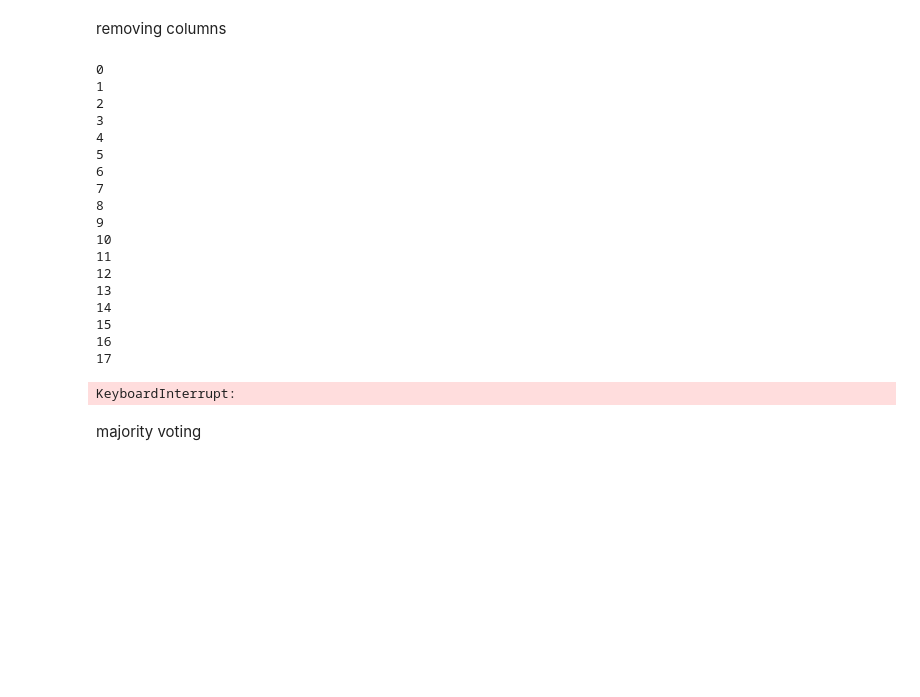
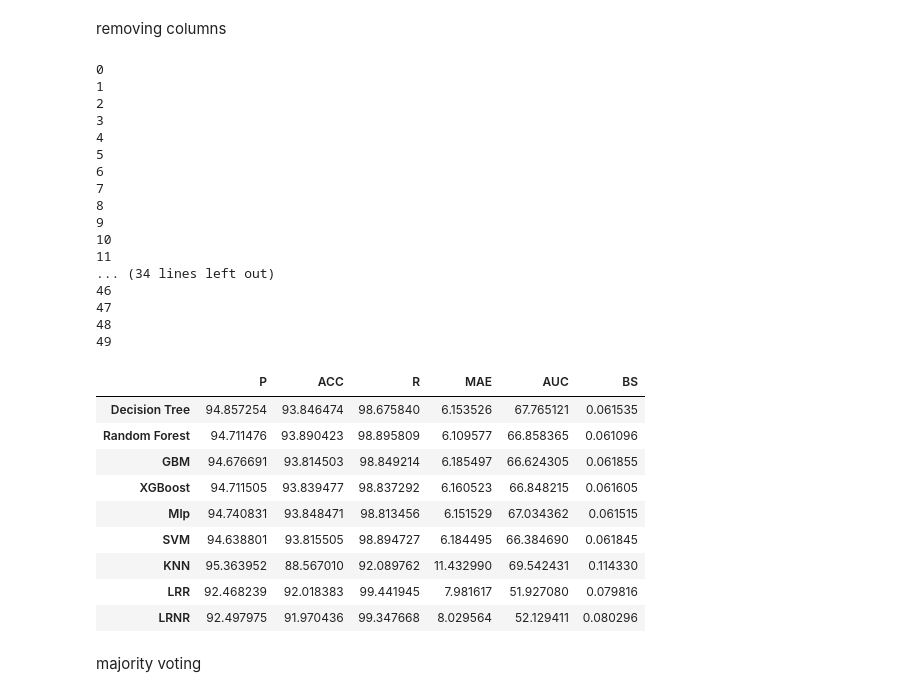
Before and after one commit to COVID-19-BRAZIL-ORGANIZATION/COVID-19, a Jupyter notebook: covid-19-classification-and-plots.ipynb, the cells around one changed output. Cells and saved outputs as stored; diff of their text form; code cells hidden in the pictures; blank space fills up the shorter version.

```diff
--- a/covid-19-classification-and-plots.ipynb
+++ b/covid-19-classification-and-plots.ipynb
@@ -818,32 +823,41 @@ plot_pr_curve(d2p_list,d2r_list,d2,'both_unbalanced_test_pr_curve')
 # %% [markdown]
 removing columns
 # %%
-
+'''
 d2_rem,listas,c,p,r=k_fold_cross_validation(both_data_unb_rem.iloc[:,0:9],both_data_unb_rem['Class'],lista_param)
 
 d2_rem=d2_rem.rename(index={0:'Decision Tree',1:'Random Forest',2:'GBM', 3:'XGBoost',4:'Mlp',
                          5:'SVM',6:'KNN',7:'LRR',8:'LRNR'})
 d2_rem.astype(float)
+'''
 # %% [output]
 0
 1
 2
 3
 4
 5
 6
 7
 8
 9
 10
 11
-12
-13
-14
-15
-16
-17
+... (34 lines left out)
+46
+47
+48
+49
-KeyboardInterrupt:
+|  | P | ACC | R | MAE | AUC | BS |
+| Decision Tree | 94.857254 | 93.846474 | 98.675840 | 6.153526 | 67.765121 | 0.061535 |
+| Random Forest | 94.711476 | 93.890423 | 98.895809 | 6.109577 | 66.858365 | 0.061096 |
+| GBM | 94.676691 | 93.814503 | 98.849214 | 6.185497 | 66.624305 | 0.061855 |
+| XGBoost | 94.711505 | 93.839477 | 98.837292 | 6.160523 | 66.848215 | 0.061605 |
+| Mlp | 94.740831 | 93.848471 | 98.813456 | 6.151529 | 67.034362 | 0.061515 |
+| SVM | 94.638801 | 93.815505 | 98.894727 | 6.184495 | 66.384690 | 0.061845 |
+| KNN | 95.363952 | 88.567010 | 92.089762 | 11.432990 | 69.542431 | 0.114330 |
+| LRR | 92.468239 | 92.018383 | 99.441945 | 7.981617 | 51.927080 | 0.079816 |
+| LRNR | 92.497975 | 91.970436 | 99.347668 | 8.029564 | 52.129411 | 0.080296 |
 # %% [markdown]
 majority voting
 # %%
```
Also changed, not shown: parts of 15 cells of this notebook.
